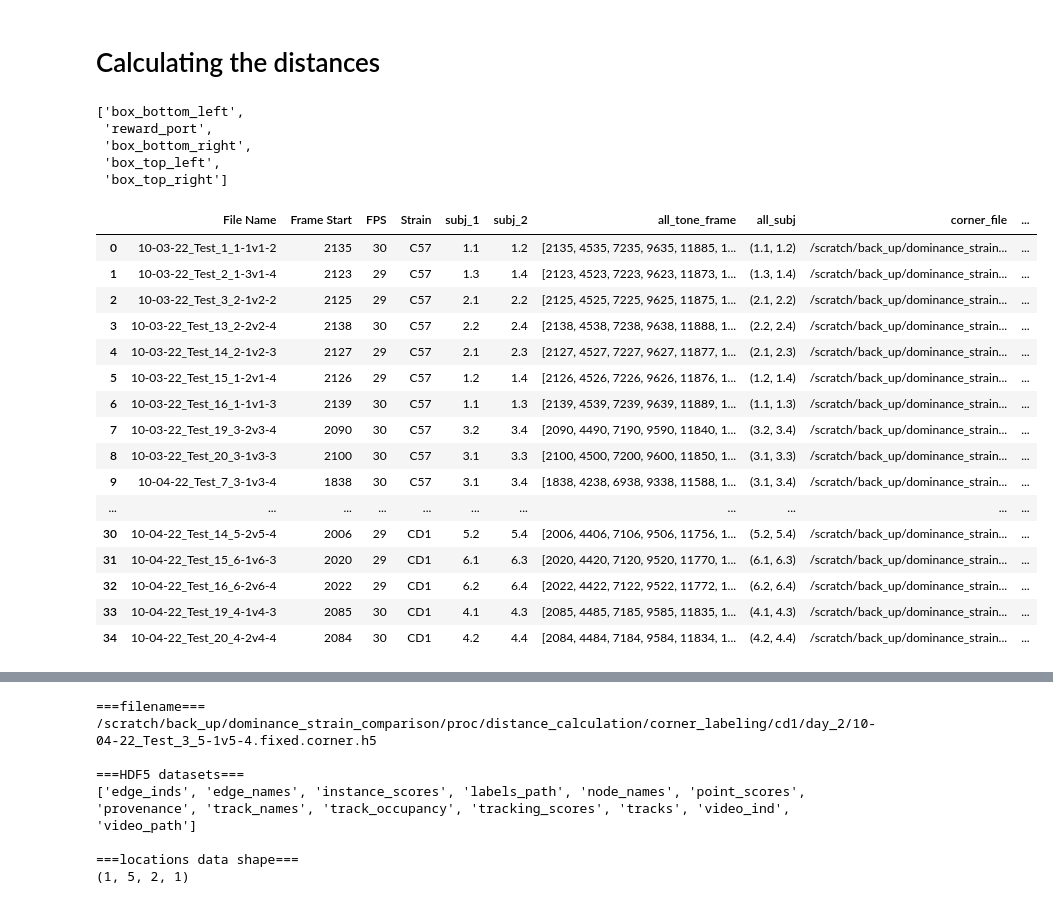
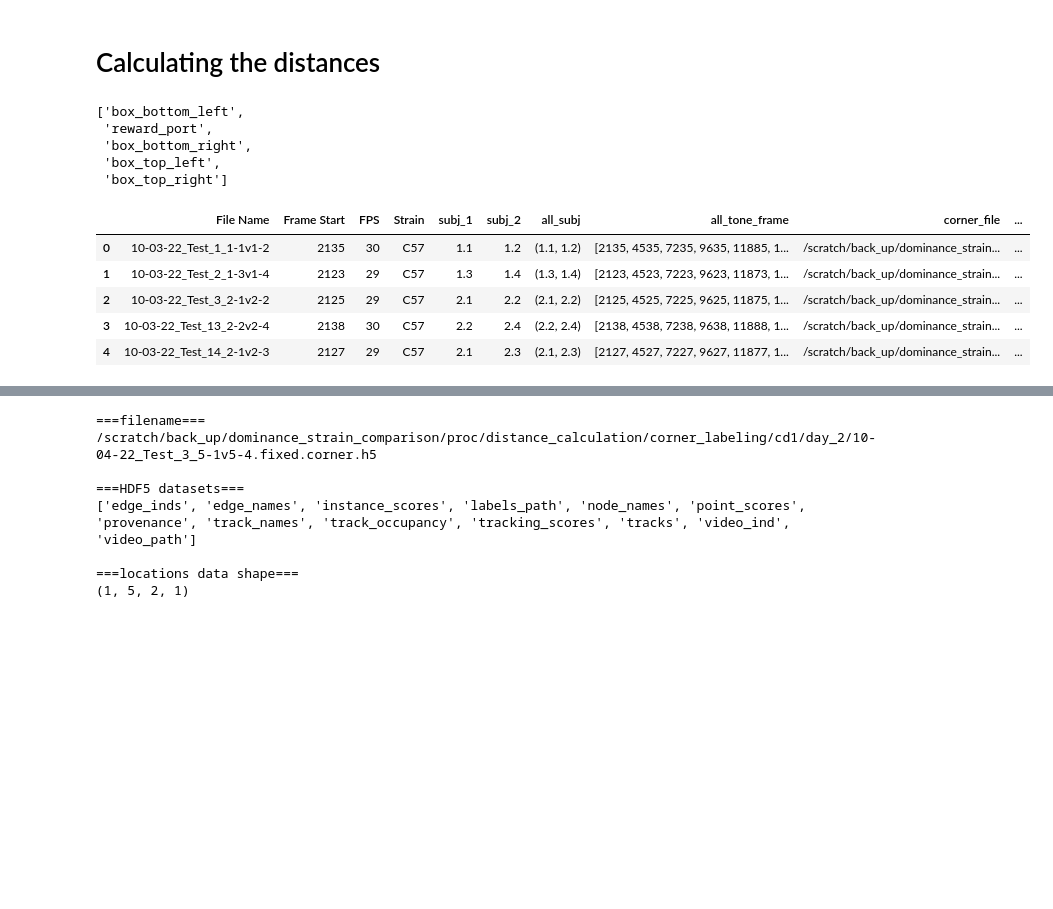
Before and after one commit to padillacoreanolab/dominance_strain_comparison, a Jupyter notebook: results/2023_05_02_rc_sleap_analysis/tone_distance_analysis.ipynb, the cells around one changed output, grey strips where cells are left out. Drawn from its saved outputs; the diff is of its cells as text; code cells hidden in the pictures; blank space fills up the shorter version.

```diff
--- a/results/2023_05_02_rc_sleap_analysis/tone_distance_analysis.ipynb
+++ b/results/2023_05_02_rc_sleap_analysis/tone_distance_analysis.ipynb
@@ -85,34 +87,25 @@ def get_sleap_coordinates(filename):
         locations = f["tracks"][:].T
         node_names = [n.decode() for n in f["node_names"][:]]
     return locations, node_names
-# %%
-node_names
-# %% [output]
-['box_bottom_left',
- 'reward_port',
- 'box_bottom_right',
- 'box_top_left',
- 'box_top_right']
+# %%
+corner_node_names = get_sleap_coordinates(all_corner_h5[0])[1]
+# %%
+corner_node_names
+# %% [output]
+['box_bottom_left',
+ 'reward_port',
+ 'box_bottom_right',
+ 'box_top_left',
+ 'box_top_right']
 # %%
-for index, node in enumerate(node_names):
+for index, node in enumerate(corner_node_names):
     tone_start_df["{}_coordinates".format(node)] = tone_start_df["corner_file"].apply(lambda x: get_sleap_coordinates(x)[0][0,index,:,0])
 # %%
-tone_start_df
+tone_start_df.head()
 # %% [output]
-|  | File Name | Frame Start | FPS | Strain | subj_1 | subj_2 | all_tone_frame | all_subj | corner_file | ... |
-| 0 | 10-03-22_Test_1_1-1v1-2 | 2135 | 30 | C57 | 1.1 | 1.2 | [2135, 4535, 7235, 9635, 11885, 1... | (1.1, 1.2) | /scratch/back_up/dominance_strain... | ... |
-| 1 | 10-03-22_Test_2_1-3v1-4 | 2123 | 29 | C57 | 1.3 | 1.4 | [2123, 4523, 7223, 9623, 11873, 1... | (1.3, 1.4) | /scratch/back_up/dominance_strain... | ... |
-| 2 | 10-03-22_Test_3_2-1v2-2 | 2125 | 29 | C57 | 2.1 | 2.2 | [2125, 4525, 7225, 9625, 11875, 1... | (2.1, 2.2) | /scratch/back_up/dominance_strain... | ... |
-| 3 | 10-03-22_Test_13_2-2v2-4 | 2138 | 30 | C57 | 2.2 | 2.4 | [2138, 4538, 7238, 9638, 11888, 1... | (2.2, 2.4) | /scratch/back_up/dominance_strain... | ... |
-| 4 | 10-03-22_Test_14_2-1v2-3 | 2127 | 29 | C57 | 2.1 | 2.3 | [2127, 4527, 7227, 9627, 11877, 1... | (2.1, 2.3) | /scratch/back_up/dominance_strain... | ... |
-| 5 | 10-03-22_Test_15_1-2v1-4 | 2126 | 29 | C57 | 1.2 | 1.4 | [2126, 4526, 7226, 9626, 11876, 1... | (1.2, 1.4) | /scratch/back_up/dominance_strain... | ... |
-| 6 | 10-03-22_Test_16_1-1v1-3 | 2139 | 30 | C57 | 1.1 | 1.3 | [2139, 4539, 7239, 9639, 11889, 1... | (1.1, 1.3) | /scratch/back_up/dominance_strain... | ... |
-| 7 | 10-03-22_Test_19_3-2v3-4 | 2090 | 30 | C57 | 3.2 | 3.4 | [2090, 4490, 7190, 9590, 11840, 1... | (3.2, 3.4) | /scratch/back_up/dominance_strain... | ... |
-| 8 | 10-03-22_Test_20_3-1v3-3 | 2100 | 30 | C57 | 3.1 | 3.3 | [2100, 4500, 7200, 9600, 11850, 1... | (3.1, 3.3) | /scratch/back_up/dominance_strain... | ... |
-| 9 | 10-04-22_Test_7_3-1v3-4 | 1838 | 30 | C57 | 3.1 | 3.4 | [1838, 4238, 6938, 9338, 11588, 1... | (3.1, 3.4) | /scratch/back_up/dominance_strain... | ... |
-| ... | ... | ... | ... | ... | ... | ... | ... | ... | ... | ... |
-| 30 | 10-04-22_Test_14_5-2v5-4 | 2006 | 29 | CD1 | 5.2 | 5.4 | [2006, 4406, 7106, 9506, 11756, 1... | (5.2, 5.4) | /scratch/back_up/dominance_strain... | ... |
-| 31 | 10-04-22_Test_15_6-1v6-3 | 2020 | 29 | CD1 | 6.1 | 6.3 | [2020, 4420, 7120, 9520, 11770, 1... | (6.1, 6.3) | /scratch/back_up/dominance_strain... | ... |
-| 32 | 10-04-22_Test_16_6-2v6-4 | 2022 | 29 | CD1 | 6.2 | 6.4 | [2022, 4422, 7122, 9522, 11772, 1... | (6.2, 6.4) | /scratch/back_up/dominance_strain... | ... |
-| 33 | 10-04-22_Test_19_4-1v4-3 | 2085 | 30 | CD1 | 4.1 | 4.3 | [2085, 4485, 7185, 9585, 11835, 1... | (4.1, 4.3) | /scratch/back_up/dominance_strain... | ... |
-| 34 | 10-04-22_Test_20_4-2v4-4 | 2084 | 30 | CD1 | 4.2 | 4.4 | [2084, 4484, 7184, 9584, 11834, 1... | (4.2, 4.4) | /scratch/back_up/dominance_strain... | ... |
+|  | File Name | Frame Start | FPS | Strain | subj_1 | subj_2 | all_subj | all_tone_frame | corner_file | ... |
+| 0 | 10-03-22_Test_1_1-1v1-2 | 2135 | 30 | C57 | 1.1 | 1.2 | (1.1, 1.2) | [2135, 4535, 7235, 9635, 11885, 1... | /scratch/back_up/dominance_strain... | ... |
+| 1 | 10-03-22_Test_2_1-3v1-4 | 2123 | 29 | C57 | 1.3 | 1.4 | (1.3, 1.4) | [2123, 4523, 7223, 9623, 11873, 1... | /scratch/back_up/dominance_strain... | ... |
+| 2 | 10-03-22_Test_3_2-1v2-2 | 2125 | 29 | C57 | 2.1 | 2.2 | (2.1, 2.2) | [2125, 4525, 7225, 9625, 11875, 1... | /scratch/back_up/dominance_strain... | ... |
+| 3 | 10-03-22_Test_13_2-2v2-4 | 2138 | 30 | C57 | 2.2 | 2.4 | (2.2, 2.4) | [2138, 4538, 7238, 9638, 11888, 1... | /scratch/back_up/dominance_strain... | ... |
+| 4 | 10-03-22_Test_14_2-1v2-3 | 2127 | 29 | C57 | 2.1 | 2.3 | (2.1, 2.3) | [2127, 4527, 7227, 9627, 11877, 1... | /scratch/back_up/dominance_strain... | ... |
```
Also changed, not shown: parts of 15 cells of this notebook.
